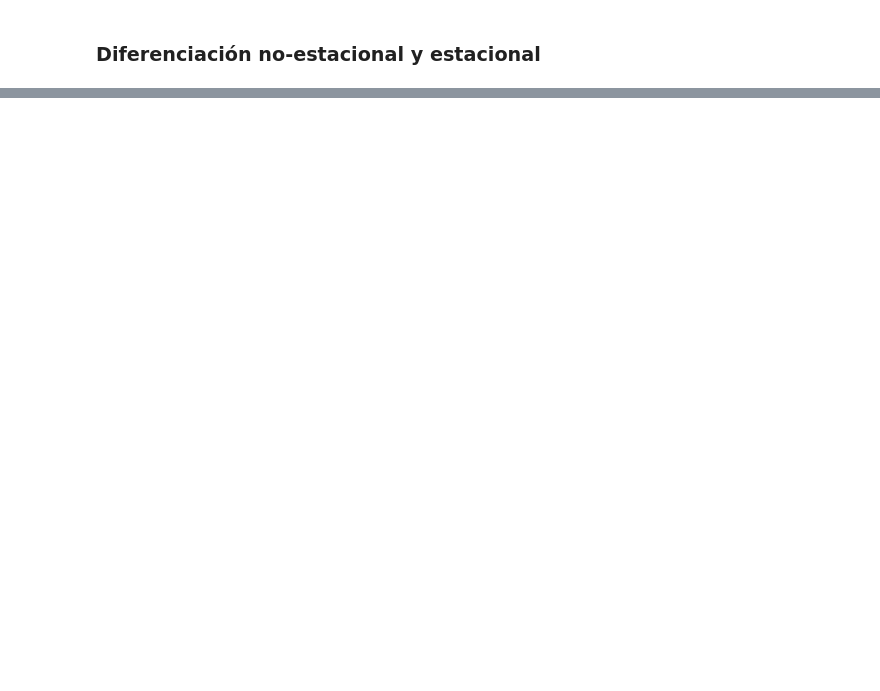
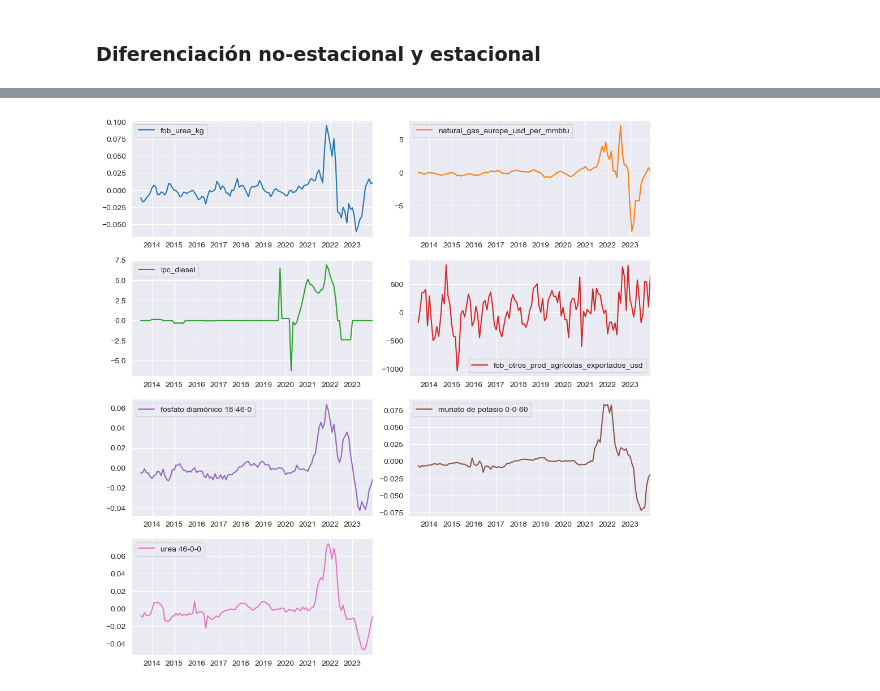
Before and after one commit to IFTrejoM/time-series-fertilizer-price-predictor, a Jupyter notebook: modelo_regresión.ipynb, the cells around one changed output, grey strips where cells are left out. Drawn from its saved outputs; the diff is of its cells as text; code cells hidden in the pictures; blank space fills up the shorter version.

```diff
--- a/modelo_regresión.ipynb
+++ b/modelo_regresión.ipynb
@@ -94,0 +162,14 @@ plt.show()
+# %%
+df_diferenciadas_rolling = df_diferenciadas.rolling(6).mean()
+
+df_diferenciadas_rolling.plot(
+    subplots=True,
+    layout=(int(np.ceil(len(variables_no_estacionarias)/2)), 2),
+    figsize=(10, 10),
+    sharex=False,
+    sharey=False
+    )
+plt.tight_layout()
+plt.show()
+# %% [output]
+[figure, added]
```
Also changed, not shown: parts of 11 cells of this notebook, 3 other files.
